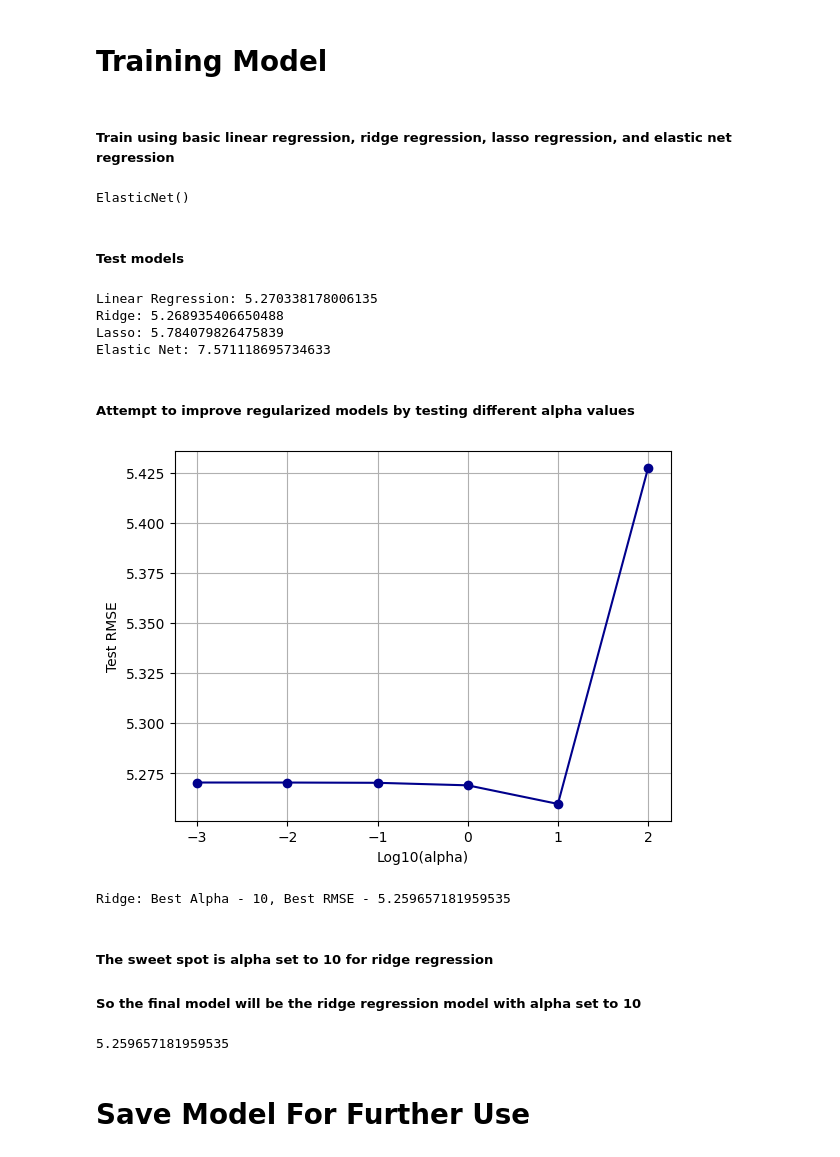
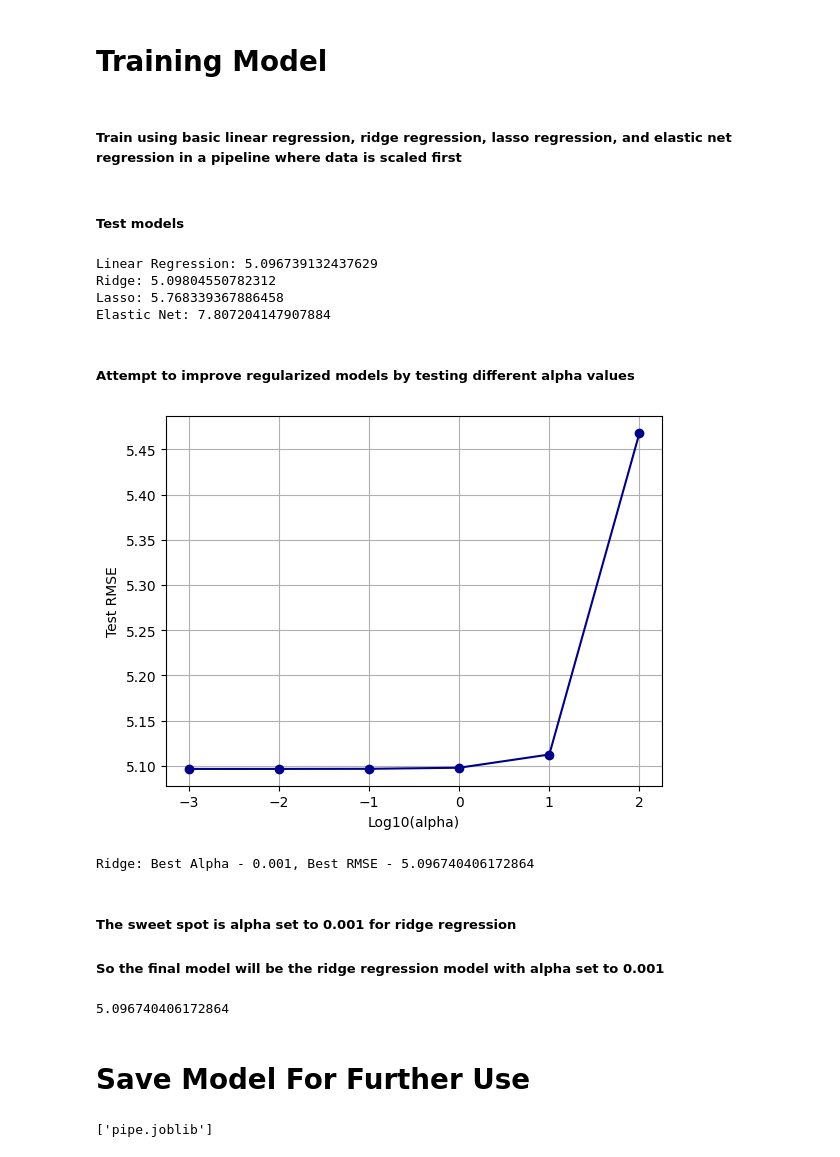
Before and after one commit to Nikhils-AI/exam-score-predictor, a Jupyter notebook: notebooks/exam_score_predictor.ipynb, the cells around one changed output. Cells and saved outputs as stored; diff of their text form; code cells hidden in the pictures.

Commit message:
updated entire notebook and implemented a pipelined model

```diff
--- a/notebooks/exam_score_predictor.ipynb
+++ b/notebooks/exam_score_predictor.ipynb
@@ -145,78 +137,79 @@ X_test_scaled = scaler.fit_transform(X_test)
 # %% [markdown]
 # **Training Model**
 # %% [markdown]
-##### **Train using basic linear regression, ridge regression, lasso regression, and elastic net regression**
+##### **Train using basic linear regression, ridge regression, lasso regression, and elastic net regression in a pipeline where data is scaled first**
 # %%
 from sklearn.linear_model import LinearRegression, Ridge, Lasso, ElasticNet
+from sklearn.preprocessing import StandardScaler
+from sklearn.pipeline import Pipeline
 
-lin_reg = LinearRegression()
-ridge_reg = Ridge()
-lasso_reg = Lasso()
-elastic_net_reg = ElasticNet()
-
-lin_reg.fit(X_train_scaled, y_train)
-ridge_reg.fit(X_train_scaled, y_train)
-lasso_reg.fit(X_train_scaled, y_train)
-elastic_net_reg.fit(X_train_scaled, y_train)
+lin_pipe = Pipeline(steps=[('scaler', StandardScaler()), ('estimator', LinearRegression())]).fit(X_train, y_train)
+ridge_pipe = Pipeline(steps=[('scaler', StandardScaler()), ('estimator', Ridge())]).fit(X_train, y_train)
+lasso_pipe = Pipeline(steps=[('scaler', StandardScaler()), ('estimator', Lasso())]).fit(X_train, y_train)
+elastic_pipe = Pipeline(steps=[('scaler', StandardScaler()), ('estimator', ElasticNet())]).fit(X_train, y_train)
-# %% [output]
-ElasticNet()
 # %% [markdown]
 ##### **Test models**
 # %%
 from sklearn.metrics import root_mean_squared_error as rmse
 
-lin_reg_pred = lin_reg.predict(X_test_scaled)
-ridge_reg_pred = ridge_reg.predict(X_test_scaled)
-lasso_reg_pred = lasso_reg.predict(X_test_scaled)
-elastic_net_reg_pred = elastic_net_reg.predict(X_test_scaled)
+lin_pipe_pred = lin_pipe.predict(X_test)
+ridge_pipe_pred = ridge_pipe.predict(X_test)
+lasso_pipe_pred = lasso_pipe.predict(X_test)
+elastic_pipe_pred = elastic_pipe.predict(X_test)
 
-print("Linear Regression:", rmse(y_test, lin_reg_pred))
-print("Ridge:", rmse(y_test, ridge_reg_pred))
-print("Lasso:", rmse(y_test, lasso_reg_pred))
-print("Elastic Net:", rmse(y_test, elastic_net_reg_pred))
+print("Linear Regression:", rmse(y_test, lin_pipe_pred))
+print("Ridge:", rmse(y_test, ridge_pipe_pred))
+print("Lasso:", rmse(y_test, lasso_pipe_pred))
+print("Elastic Net:", rmse(y_test, elastic_pipe_pred))
 # %% [output]
-Linear Regression: 5.270338178006135
-Ridge: 5.268935406650488
-Lasso: 5.784079826475839
-Elastic Net: 7.571118695734633
+Linear Regression: 5.096739132437629
+Ridge: 5.09804550782312
+Lasso: 5.768339367886458
+Elastic Net: 7.807204147907884
 # %% [markdown]
 ##### **Attempt to improve regularized models by testing different alpha values**
 # %%
 alphas = [0.001, 0.01, 0.1, 1, 10, 100]
 rmse_vals = []
 rmse_best, alpha_best = 100, 100
 
 for a in alphas:
-    model = Ridge(alpha=a).fit(X_train_scaled, y_train)
-    model_pred = model.predict(X_test_scaled)
-    model_rmse = rmse(y_test, model_pred)
-    rmse_vals.append(model_rmse)
-    if model_rmse < rmse_best:
-        rmse_best = model_rmse
+    pipe = Pipeline(steps=[('scaler', StandardScaler()), ('estimator', Ridge(alpha=a))]).fit(X_train, y_train)
+    pipe_pred = pipe.predict(X_test)
+    pipe_rmse = rmse(y_test, pipe_pred)
+    rmse_vals.append(pipe_rmse)
+    if pipe_rmse <= rmse_best:
+        rmse_best = pipe_rmse
         alpha_best = a
 
 plt.plot(np.log10(alphas), rmse_vals, color=(0, 0, 0.55), marker='o')
 plt.xlabel('Log10(alpha)')
 plt.ylabel('Test RMSE')
 plt.grid(True)
 plt.show()
 
 print(f"Ridge: Best Alpha - {alpha_best}, Best RMSE - {rmse_best}")
 # %% [output]
-[figure, old version]
+[figure, new version]
-Ridge: Best Alpha - 10, Best RMSE - 5.259657181959535
+Ridge: Best Alpha - 0.001, Best RMSE - 5.096740406172864
 # %% [markdown]
-##### **The sweet spot is alpha set to 10 for ridge regression**
-##### **So the final model will be the ridge regression model with alpha set to 10**
+##### **The sweet spot is alpha set to 0.001 for ridge regression**
+##### **So the final model will be the ridge regression model with alpha set to 0.001**
 # %%
-final_model = Ridge(alpha=10).fit(X_train_scaled, y_train)
-final_model_pred = final_model.predict(X_test_scaled)
+from sklearn.pipeline import Pipeline
+
+pipe = Pipeline([
+    ('scaler', StandardScaler()),
+    ('estimator', Ridge(alpha=0.001))]).fit(X_train, y_train)
+final_model_pred = pipe.predict(X_test)
 rmse(y_test, final_model_pred)
 # %% [output]
-5.259657181959535
+5.096740406172864
 # %% [markdown]
 # **Save Model For Further Use**
 # %%
 from joblib import dump
 
-dump(final_model, 'final_model.joblib')
+dump(pipe, 'pipe.joblib')
+# %% [output]
+['pipe.joblib']
```
Also changed, not shown: parts of 2 cells of this notebook, 3 other files.
